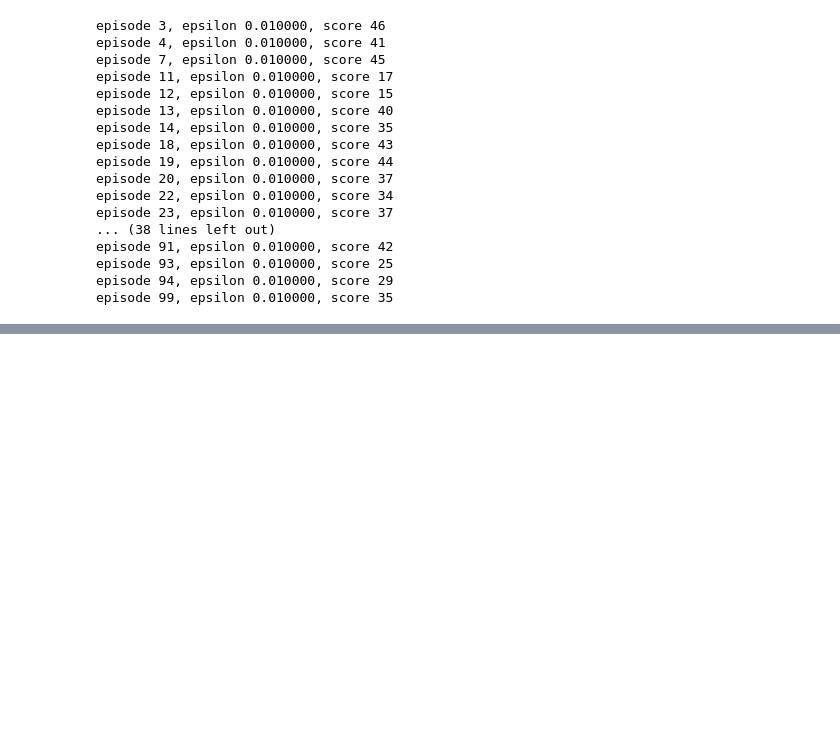
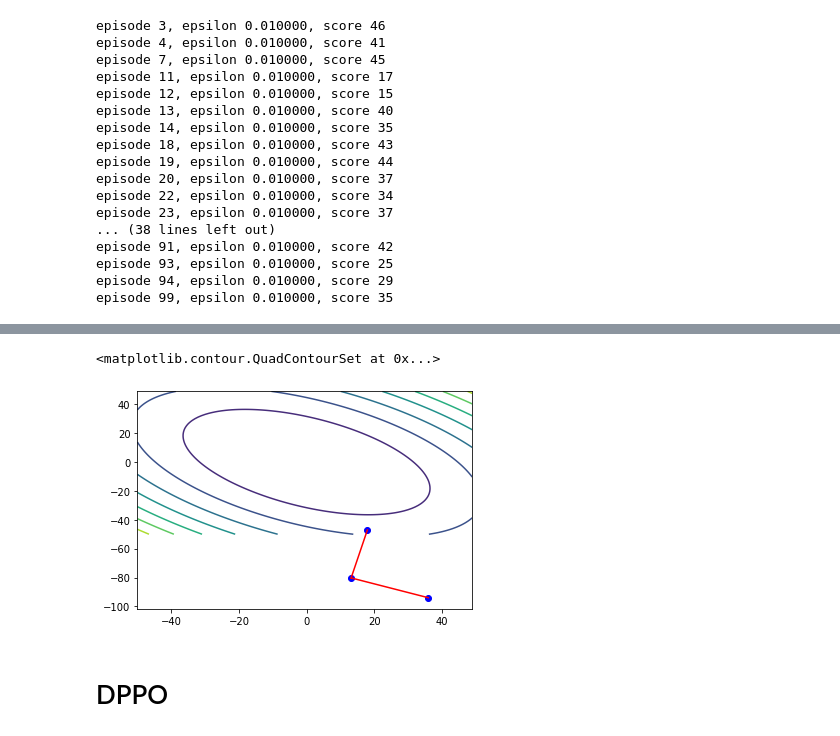
Before and after one commit to LouisYZK/dist, a Jupyter notebook: BaseLib/tf2_preview.ipynb, the cells around one changed output, grey strips where cells are left out. Drawn from its saved outputs; the diff is of its cells as text; code cells hidden in the pictures; blank space fills up the shorter version.

```diff
--- a/BaseLib/tf2_preview.ipynb
+++ b/BaseLib/tf2_preview.ipynb
@@ -498,0 +697,25 @@ plt.show()
+# %%
+x0, y0 = np.random.randint(-50, 50), np.random.randint(-50, 50)
+X0 = np.array([x0, y0])
+plt.scatter(x0, y0, c='b')
+d0 = np.dot(A, X0)
+r0 = d0
+alpha0 = np.dot(r0.T, r0) / np.dot(np.dot(d0.T, A), d0)
+X1 = X0 + alpha0 * d0
+plt.scatter(X1[0], X1[1], c='b')
+plt.plot([X0[0], X1[0]], [X0[1], X1[1]], c='r')
+
+r1 = r0 - alpha0 * np.dot(A, d0)
+beta1 = np.dot(r1.T, r1) / np.dot(r0.T, r0)
+d1 = r1 + beta1 * d0
+
+alpha1 = np.dot(r1.T, r1) / np.dot(np.dot(d1.T, A), d1)
+X2 = X1 + alpha1 * d1
+plt.scatter(X2[0], X2[1], c='b')
+plt.plot([X1[0], X2[0]], [X1[1], X2[1]], c='r')
+plt.contour(x, y, Z)
+# %% [output]
+<matplotlib.contour.QuadContourSet at 0x...>
+[figure, added]
+# %% [markdown]
+# DPPO
```
Also changed, not shown: parts of 25 cells of this notebook, 4 other files.
